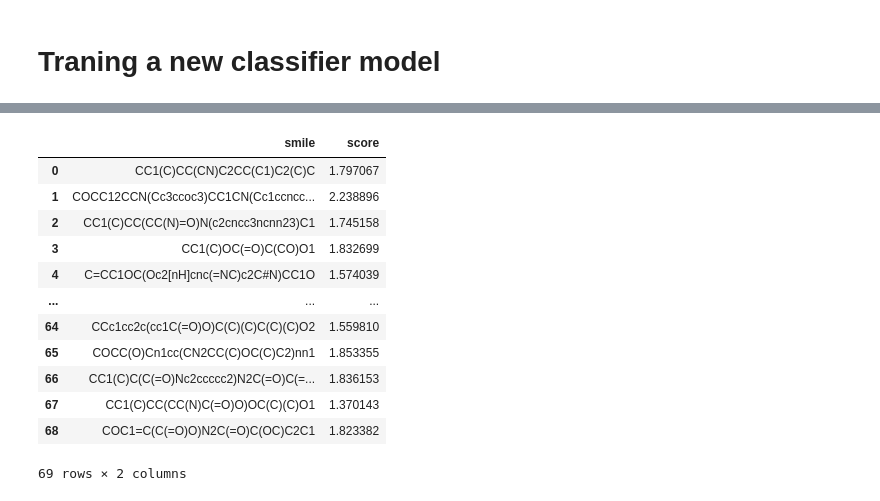
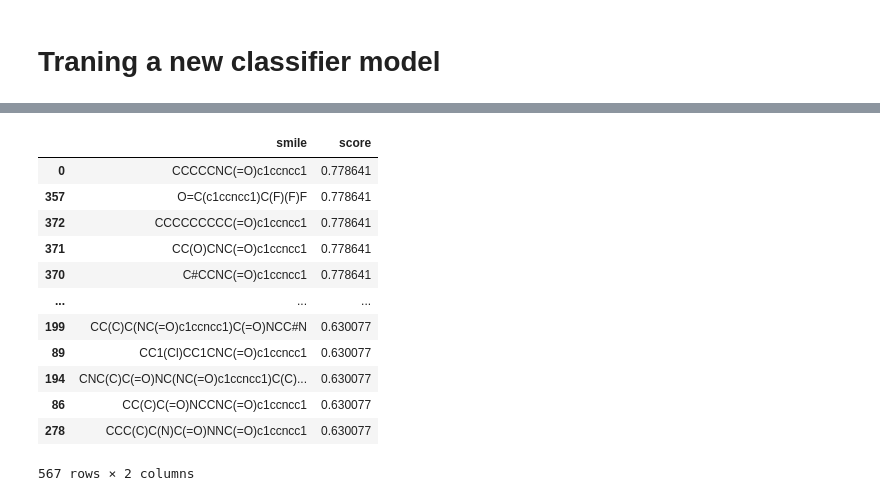
Before and after one commit to ankitskvmdam/reinvent-transfer-learning, a Jupyter notebook: notebooks/TransferLearning.ipynb, the cells around one changed output, grey strips where cells are left out. Cells and saved outputs as stored; diff of their text form; code cells hidden in the pictures.

```diff
--- a/notebooks/TransferLearning.ipynb
+++ b/notebooks/TransferLearning.ipynb
@@ -16,7 +17,7 @@ temp = os.path.join(notebook, ".temp") # use to download temporary files (tempor
 if not os.path.exists(temp):
     os.makedirs(temp)
 
-molecule_name = "remdesivir"
+molecule_name = "isoniazid"
 temp = os.path.join(temp, molecule_name)
 
 if not os.path.exists(temp):
@@ -260,22 +176,10 @@ reference_smiles_path = os.path.join(notebook, '.temp', 'reference_library.csv')
 
 with open(reference_smiles_path) as reader:
     rows = csv.reader(reader)
-    for row in rows:
-        negative_entries.append(row)
-
-filtered = []
-
-
-for idx, entry in enumerate(negative_entries):
-    if len(filtered) > 1000:
-        break
-    score = compute_3d_similarity(input_smiles, entry[0])
-    if score[0] is False or score[1] < 2:
-        continue
-    filtered.append({"smile": entry[0], "score": score[1]})
+    negative_entries = random.sample(list(rows), 500)
 
 negative_output = os.path.join(temp, 'negative.csv')
-df = pd.DataFrame(data=filtered)
+df = pd.DataFrame(data=negative_entries)
 df.to_csv(negative_output, index=False)
 df
 # %% [output]
@@ -342,7 +235,7 @@ X_train, X_test, y_train, y_test = train_test_split(X, y, test_size=0.2, random_
 
 automl = AutoML()
 automl_settings = {
-    "time_budget": 180,  # time budget in seconds
+    "time_budget": 120,  # time budget in seconds
     "metric": 'roc_auc',  # metric to optimize
     "task": 'classification',
     "estimator_list": ['rf'] # random forest
@@ -408,30 +282,29 @@ array([[1.79658161e-01, 8.20341839e-01],
 # %%
 ml_prediction_output = os.path.join(temp, 'ml_output.csv')
 
 output = []
 for idx, mol in enumerate(gen_out):
-    if prediction[idx][1] > 0.5:
+    if prediction[idx][1] < 0.6:
         continue
-    score = compute_3d_similarity(input_smiles, mol)
-    if score[0] is False or score[1] > 2.5:
-        continue
-    output.append({"smile": gen_out[idx], "score":  score[1]})
+    output.append({"smile": gen_out[idx], "score": prediction[idx][1]})
 
 
 with_ml_df = pd.DataFrame(data=output)
+with_ml_df = with_ml_df.sort_values(['score'], ascending=False)
+with_ml_df = with_ml_df[:1000] # Picking top 1,000
 with_ml_df.to_csv(ml_prediction_output, index=False, header=False)
 with_ml_df
 # %% [output]
 |  | smile | score |
-| 0 | CC1(C)CC(CN)C2CC(C1)C2(C)C | 1.797067 |
-| 1 | COCC12CCN(Cc3ccoc3)CC1CN(Cc1ccncc... | 2.238896 |
-| 2 | CC1(C)CC(CC(N)=O)N(c2cncc3ncnn23)C1 | 1.745158 |
-| 3 | CC1(C)OC(=O)C(CO)O1 | 1.832699 |
-| 4 | C=CC1OC(Oc2[nH]cnc(=NC)c2C#N)CC1O | 1.574039 |
+| 0 | CCCCCNC(=O)c1ccncc1 | 0.778641 |
+| 357 | O=C(c1ccncc1)C(F)(F)F | 0.778641 |
+| 372 | CCCCCCCCC(=O)c1ccncc1 | 0.778641 |
+| 371 | CC(O)CNC(=O)c1ccncc1 | 0.778641 |
+| 370 | C#CCNC(=O)c1ccncc1 | 0.778641 |
 | ... | ... | ... |
-| 64 | CCc1cc2c(cc1C(=O)O)C(C)(C)C(C)(C)O2 | 1.559810 |
-| 65 | COCC(O)Cn1cc(CN2CC(C)OC(C)C2)nn1 | 1.853355 |
-| 66 | CC1(C)C(C(=O)Nc2ccccc2)N2C(=O)C(=... | 1.836153 |
-| 67 | CC1(C)CC(CC(N)C(=O)O)OC(C)(C)O1 | 1.370143 |
-| 68 | COC1=C(C(=O)O)N2C(=O)C(OC)C2C1 | 1.823382 |
+| 199 | CC(C)C(NC(=O)c1ccncc1)C(=O)NCC#N | 0.630077 |
+| 89 | CC1(Cl)CC1CNC(=O)c1ccncc1 | 0.630077 |
+| 194 | CNC(C)C(=O)NC(NC(=O)c1ccncc1)C(C)... | 0.630077 |
+| 86 | CC(C)C(=O)NCCNC(=O)c1ccncc1 | 0.630077 |
+| 278 | CCC(C)C(N)C(=O)NNC(=O)c1ccncc1 | 0.630077 |
-69 rows × 2 columns
+567 rows × 2 columns
```
Also changed, not shown: parts of 10 cells of this notebook.
